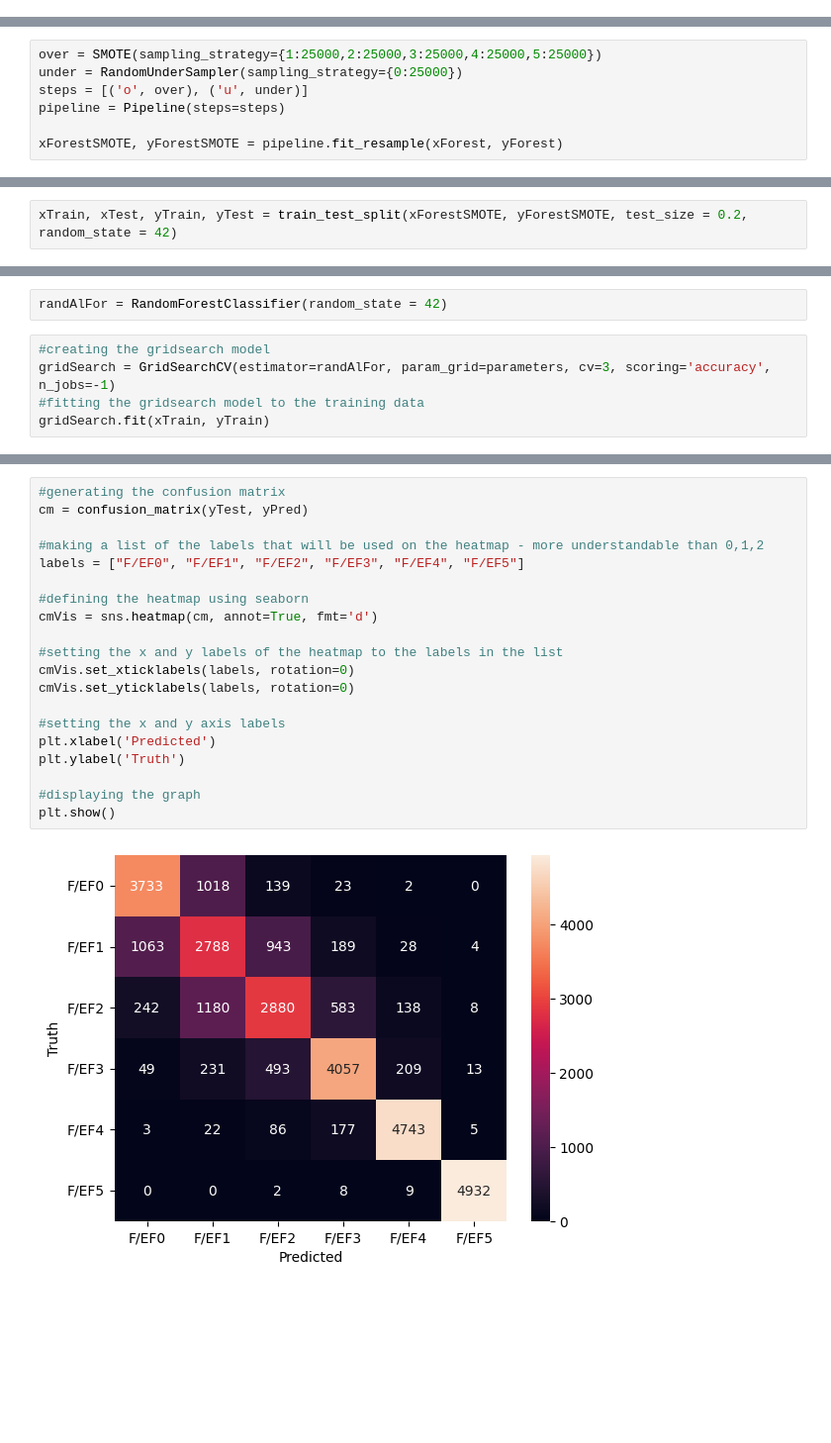
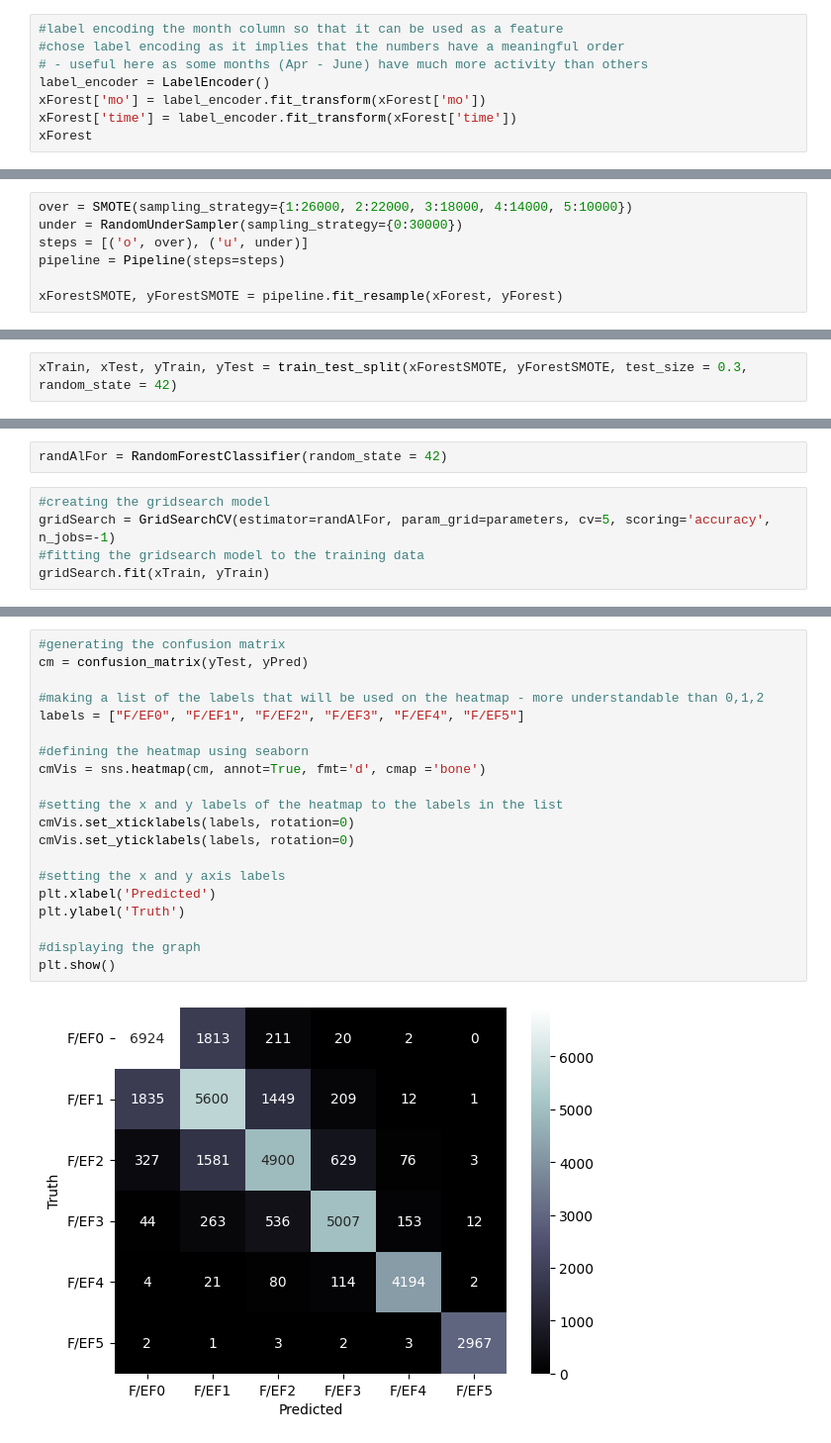
Before and after one commit to Jade-Annalise/TornadoAnalysis, a Jupyter notebook: Tornadic Activity Analysis.ipynb, the cells around one changed output, grey strips where cells are left out. Shown at 99% size. Saved outputs shown, nothing was run; the diff lists cells and outputs as text; blank space fills up the shorter version.

```diff
--- a/Tornadic Activity Analysis.ipynb
+++ b/Tornadic Activity Analysis.ipynb
@@ -442,0 +708,8 @@ yForest = tornadoDF['rating']
+# %%
+#label encoding the month column so that it can be used as a feature
+#chose label encoding as it implies that the numbers have a meaningful order
+# - useful here as some months (Apr - June) have much more activity than others
+label_encoder = LabelEncoder()
+xForest['mo'] = label_encoder.fit_transform(xForest['mo'])
+xForest['time'] = label_encoder.fit_transform(xForest['time'])
+xForest
@@ -446,8 +743,8 @@ print(counter)
 # %% [output]
 Counter({0: 31959, 1: 23693, 2: 9920, 3: 2779, 4: 713, 5: 82})
 # %%
-over = SMOTE(sampling_strategy={1:25000,2:25000,3:25000,4:25000,5:25000})
-under = RandomUnderSampler(sampling_strategy={0:25000})
+over = SMOTE(sampling_strategy={1:26000, 2:22000, 3:18000, 4:14000, 5:10000})
+under = RandomUnderSampler(sampling_strategy={0:30000})
 steps = [('o', over), ('u', under)]
 pipeline = Pipeline(steps=steps)
 
@@ -460,3 +757,3 @@ Counter({0: 25000, 1: 25000, 2: 25000, 3: 25000, 4: 25000, 5: 25000})
 # %%
-xTrain, xTest, yTrain, yTest = train_test_split(xForestSMOTE, yForestSMOTE, test_size = 0.2, random_state = 42)
+xTrain, xTest, yTrain, yTest = train_test_split(xForestSMOTE, yForestSMOTE, test_size = 0.3, random_state = 42)
 # %% [markdown]
@@ -472,7 +769,7 @@ parameters = {'n_estimators': [100,200,400],
 randAlFor = RandomForestClassifier(random_state = 42)
 # %%
 #creating the gridsearch model
-gridSearch = GridSearchCV(estimator=randAlFor, param_grid=parameters, cv=3, scoring='accuracy', n_jobs=-1)
+gridSearch = GridSearchCV(estimator=randAlFor, param_grid=parameters, cv=5, scoring='accuracy', n_jobs=-1)
 #fitting the gridsearch model to the training data
 gridSearch.fit(xTrain, yTrain)
 # %% [output]
@@ -527,22 +829,22 @@ weighted avg       0.77      0.77      0.77     30000
 # %%
 #generating the confusion matrix
 cm = confusion_matrix(yTest, yPred)
 
 #making a list of the labels that will be used on the heatmap - more understandable than 0,1,2
 labels = ["F/EF0", "F/EF1", "F/EF2", "F/EF3", "F/EF4", "F/EF5"]
 
 #defining the heatmap using seaborn
-cmVis = sns.heatmap(cm, annot=True, fmt='d')
+cmVis = sns.heatmap(cm, annot=True, fmt='d', cmap ='bone')
 
 #setting the x and y labels of the heatmap to the labels in the list
 cmVis.set_xticklabels(labels, rotation=0)
 cmVis.set_yticklabels(labels, rotation=0)
 
 #setting the x and y axis labels
 plt.xlabel('Predicted')
 plt.ylabel('Truth')
 
 #displaying the graph
 plt.show()
 # %% [output]
-[figure, old version]
+[figure, new version]
```
Also changed, not shown: parts of 77 cells of this notebook.
